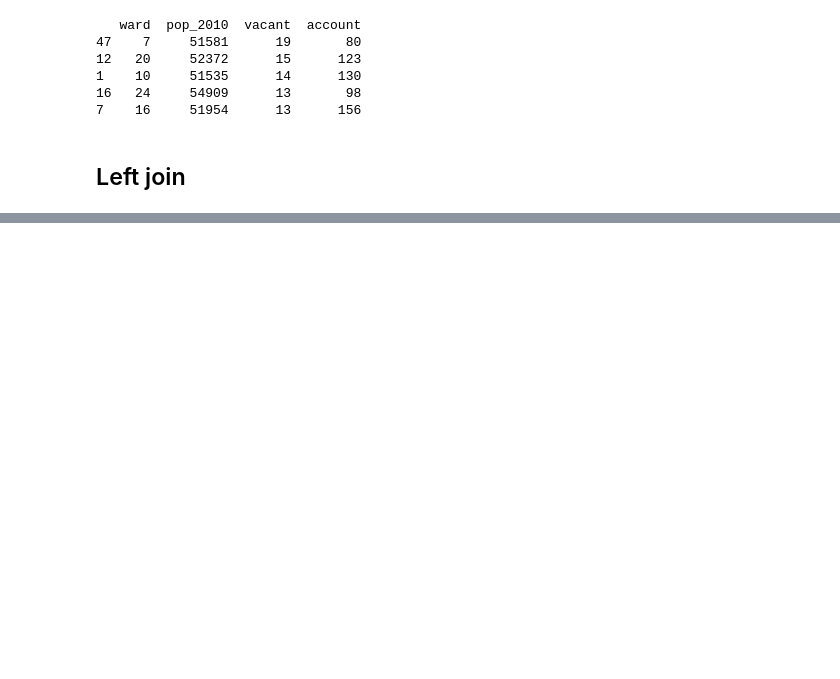
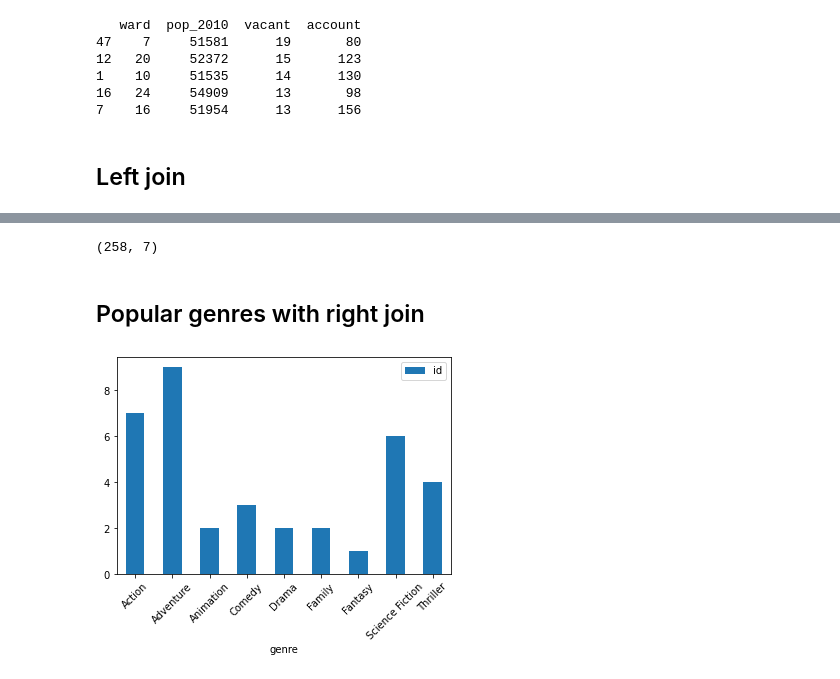
Before and after one commit to AndiOfTheLake/python-1, a Jupyter notebook: 04joindatawpd.ipynb, the cells around one changed output, grey strips where cells are left out. Cells and saved outputs as stored; diff of their text form; code cells hidden in the pictures; blank space fills up the shorter version.

```diff
--- a/04joindatawpd.ipynb
+++ b/04joindatawpd.ipynb
@@ -263,0 +266,5 @@ Name: budget, dtype: int64
+# %%
+movie_to_genres = pd.read_pickle('movie_to_genres.p')
+scifi_movies = movie_to_genres[movie_to_genres['genre'] == 'Science Fiction']
+action_movies = movie_to_genres[genres['genre'] == 'Action']
+pop_movies
@@ -263,0 +298,22 @@ Name: budget, dtype: int64
+# %%
+print(movies_and_scifi_only.shape)
+# %% [output]
+(258, 7)
+# %% [markdown]
+## Popular genres with right join
+# %%
+# The top 10 most popular movies
+pop_movies = movies.sort_values(by = 'popularity', ascending = False).iloc[0:10]
+
+# Use right join to merge the movie_to_genres and pop_movies tables
+genres_movies = movie_to_genres.merge(pop_movies, how='right',left_on = 'movie_id', right_on = 'id')
+
+# Count the number of genres
+genre_count = genres_movies.groupby('genre').agg({'id':'count'})
+
+# Plot a bar chart of the genre_count
+import matplotlib.pyplot as plt
+genre_count.plot(kind='bar', rot = 45)
+plt.show()
+# %% [output]
+[figure, added]
```
Also changed, not shown: parts of 18 cells of this notebook, 2 other files.
